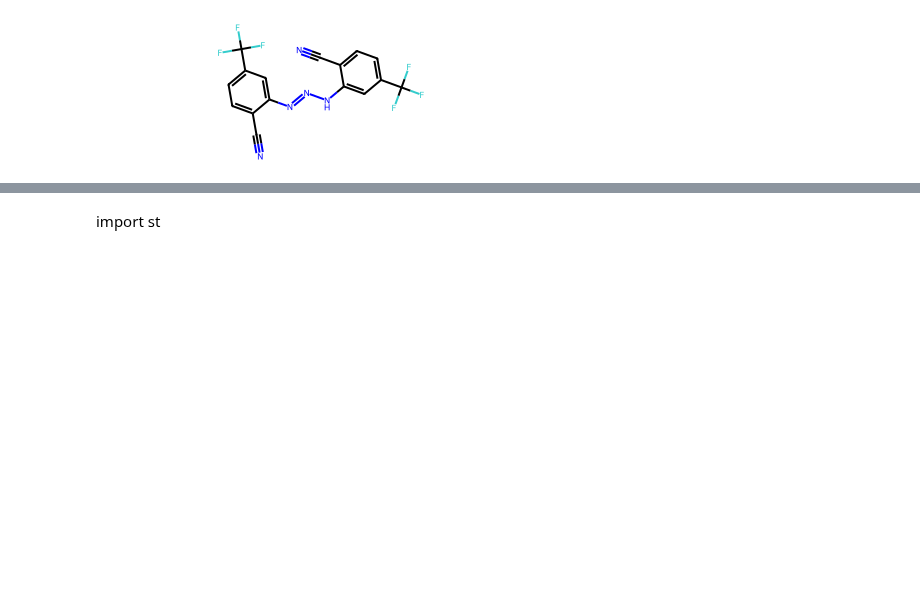
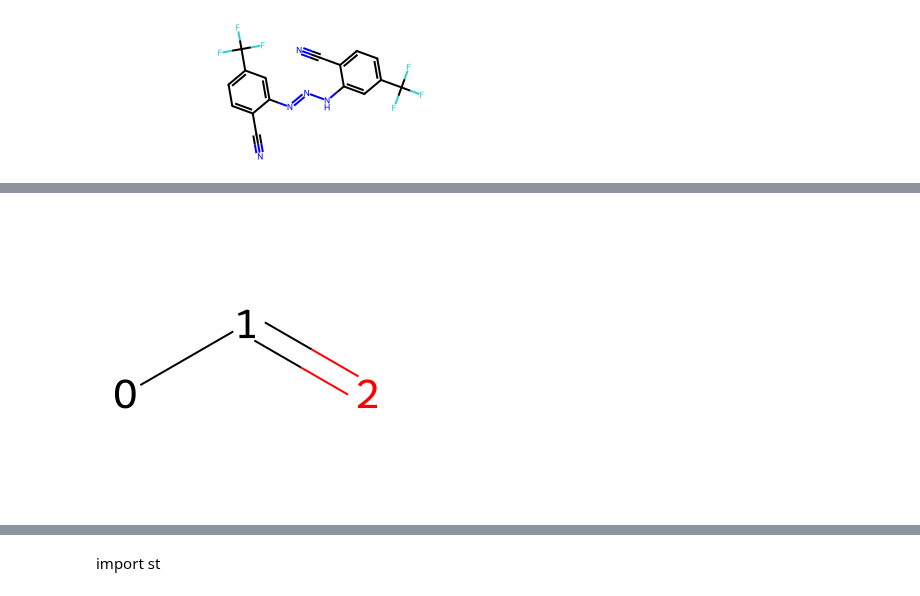
Before and after one commit to TieuLongPhan/SynRBL, a Jupyter notebook: Pipeline/Notebook/MCS_Test.ipynb, the cells around one changed output, grey strips where cells are left out. Drawn from its saved outputs; the diff is of its cells as text; code cells hidden in the pictures; blank space fills up the shorter version.

```diff
--- a/Pipeline/Notebook/MCS_Test.ipynb
+++ b/Pipeline/Notebook/MCS_Test.ipynb
@@ -460,0 +708,4 @@ mcs_dict = load_database(msc_dict_path)
+# %%
+draw_molecule_with_atom_numbers(mcs_mol)
+# %% [output]
+[figure, added]
```
Also changed, not shown: parts of 21 cells of this notebook, 4 other files.
